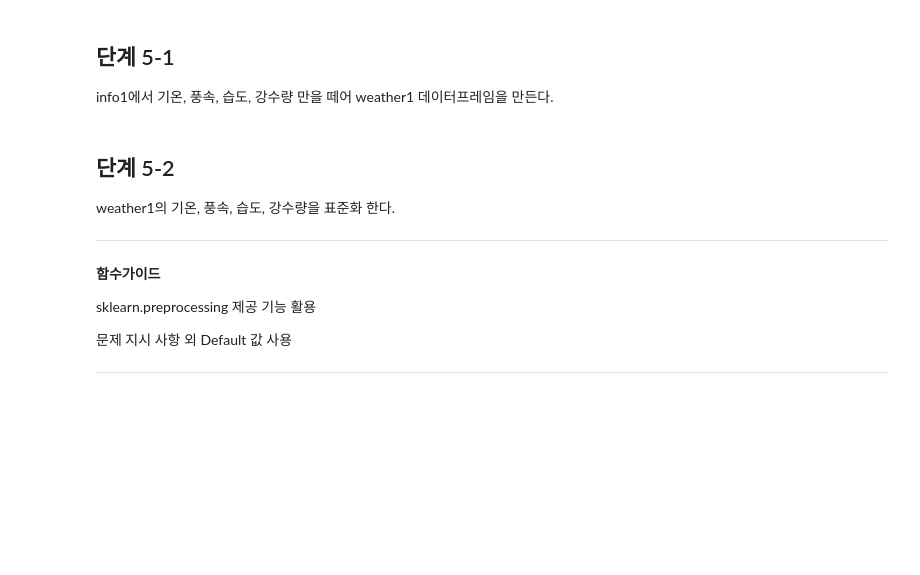
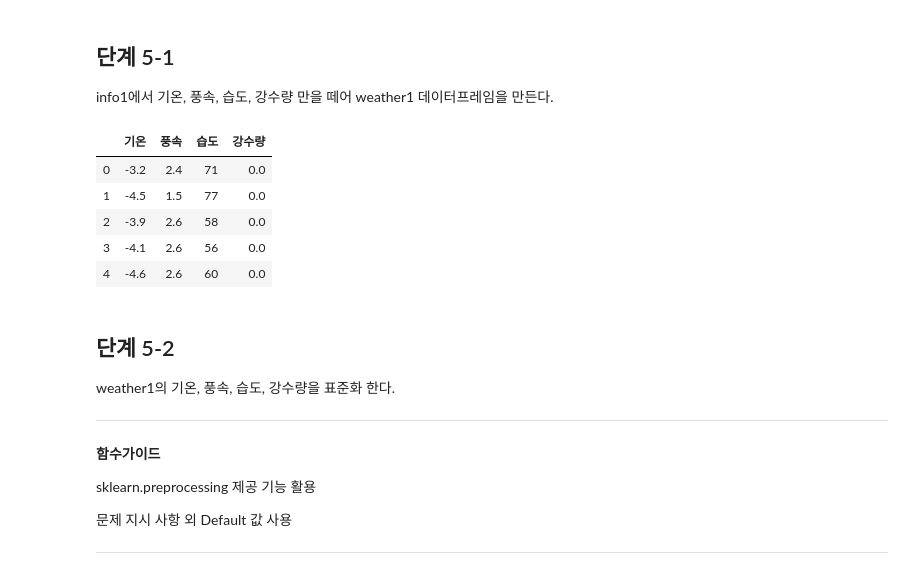
Before and after one commit to sunkusun9/DS_lv3_2502, a Jupyter notebook: sec_ds_lv3_prob3_prob.ipynb, the cells around one changed output. Cells and saved outputs as stored; diff of their text form; code cells hidden in the pictures; blank space fills up the shorter version.

```diff
--- a/sec_ds_lv3_prob3_prob.ipynb
+++ b/sec_ds_lv3_prob3_prob.ipynb
@@ -315,15 +315,19 @@ Length: 24672, dtype: int64
 holidays = pd.to_datetime(
     ["2021-01-01", "2021-02-11", "2021-02-12", "2021-03-01", "2021-05-05", "2021-05-19", "2021-08-16"]
 ).date
+# 문자열로 만들어서(pd.index.strftime('%Y-%m-%d') ... ) 사용할 경우의 holidays 입니다.
 # holidays = ["2021-01-01", "2021-02-11", "2021-02-12", "2021-03-01", "2021-05-05", "2021-05-19", "2021-08-16"]
 df_elec1 = df_elec1.assign(
     DayName = lambda x: x.index.weekday,
     Hour = lambda x: x.index.hour,
     AM = lambda x: (x.index.hour >= 12).astype('int'),
+    # 위에서 추가한 컬럼을 다음 lambda 함수에서 사용할 수 있습니다.
     Weekend_yn = lambda x: x['DayName'].isin([5, 6]).astype('int'),
-    Holiday_yn = lambda x: np.isin(x.index.date, holidays).astype('int'), # df_elec1.index.strftime("%Y-%m-%d").isin(holidays).astype('int')
+    Holiday_yn = lambda x: np.isin(x.index.date, holidays).astype('int'), # x.index.strftime("%Y-%m-%d").isin(holidays).astype('int')
+    # 열단위 통계를 구할 경우 대상 열을 선택을 해서 구해야 데이터프레임에 다른 변수가 추가되어도 동일한 결과를 얻을 수 있습니다.
     Avg = lambda x: x[['15분', '30분', '45분', '60분']].mean(axis=1),
-    TotalHour = lambda x: x[['15분', '30분', '45분', '60분']].sum(axis=1)
+    # lambda를 쓰지 않고도 추가할 수 있습니다.
+    TotalHour = df_elec1[['15분', '30분', '45분', '60분']].sum(axis=1)
 )
 df_elec1.head()
 # %% [output]
@@ -1660,6 +1745,17 @@ info에서 기온, 풍속, 습도 강수량 데이터에서 이상치를 탐색
 ## 단계 5-1
 
 info1에서 기온, 풍속, 습도, 강수량 만을 떼어 weather1 데이터프레임을 만든다.
+# %%
+X_5 = ['기온', '풍속', '습도', '강수량']
+df_weather1 = df_info1[X_5].copy()
+df_weather1.head()
+# %% [output]
+|  | 기온 | 풍속 | 습도 | 강수량 |
+| 0 | -3.2 | 2.4 | 71 | 0.0 |
+| 1 | -4.5 | 1.5 | 77 | 0.0 |
+| 2 | -3.9 | 2.6 | 58 | 0.0 |
+| 3 | -4.1 | 2.6 | 56 | 0.0 |
+| 4 | -4.6 | 2.6 | 60 | 0.0 |
 # %% [markdown]
 ## 단계 5-2
 
```
Also changed, not shown: parts of 132 cells of this notebook.
